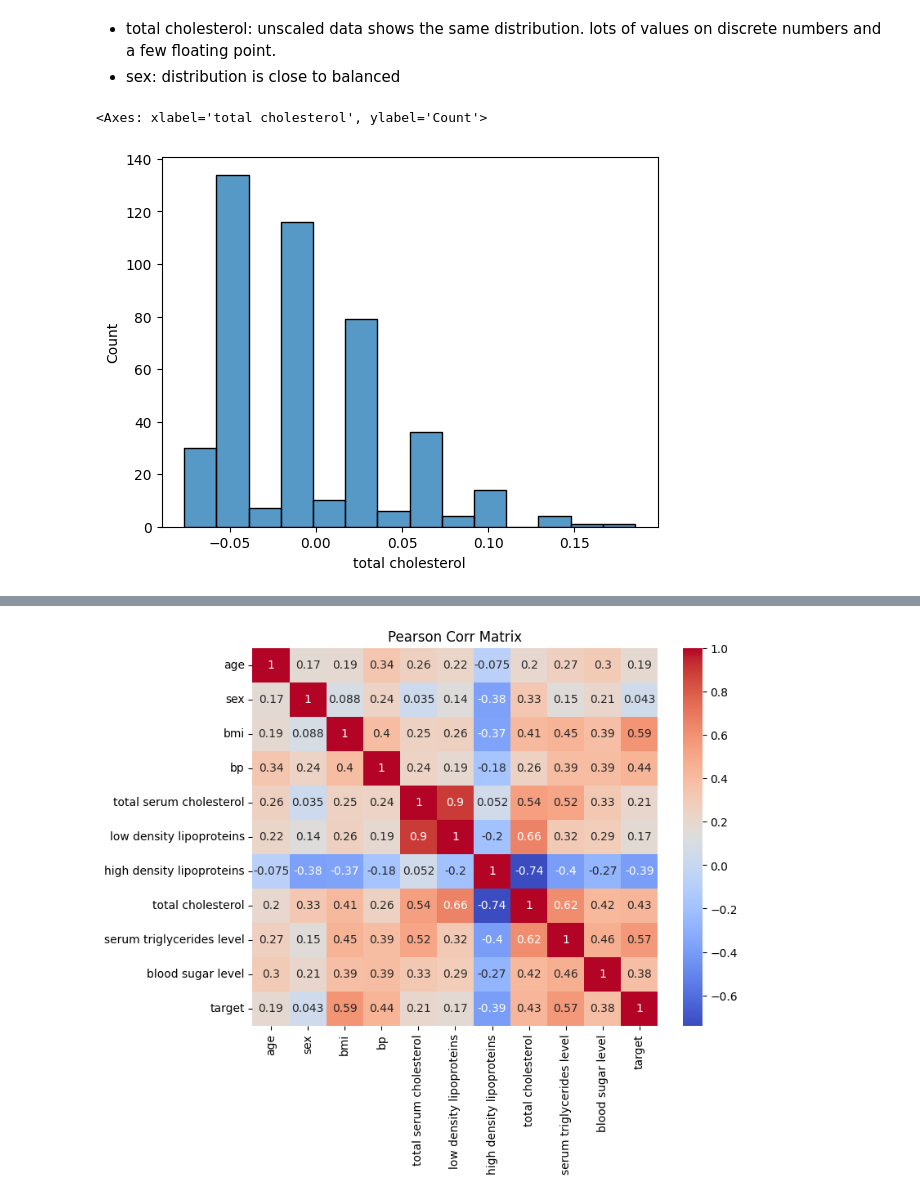
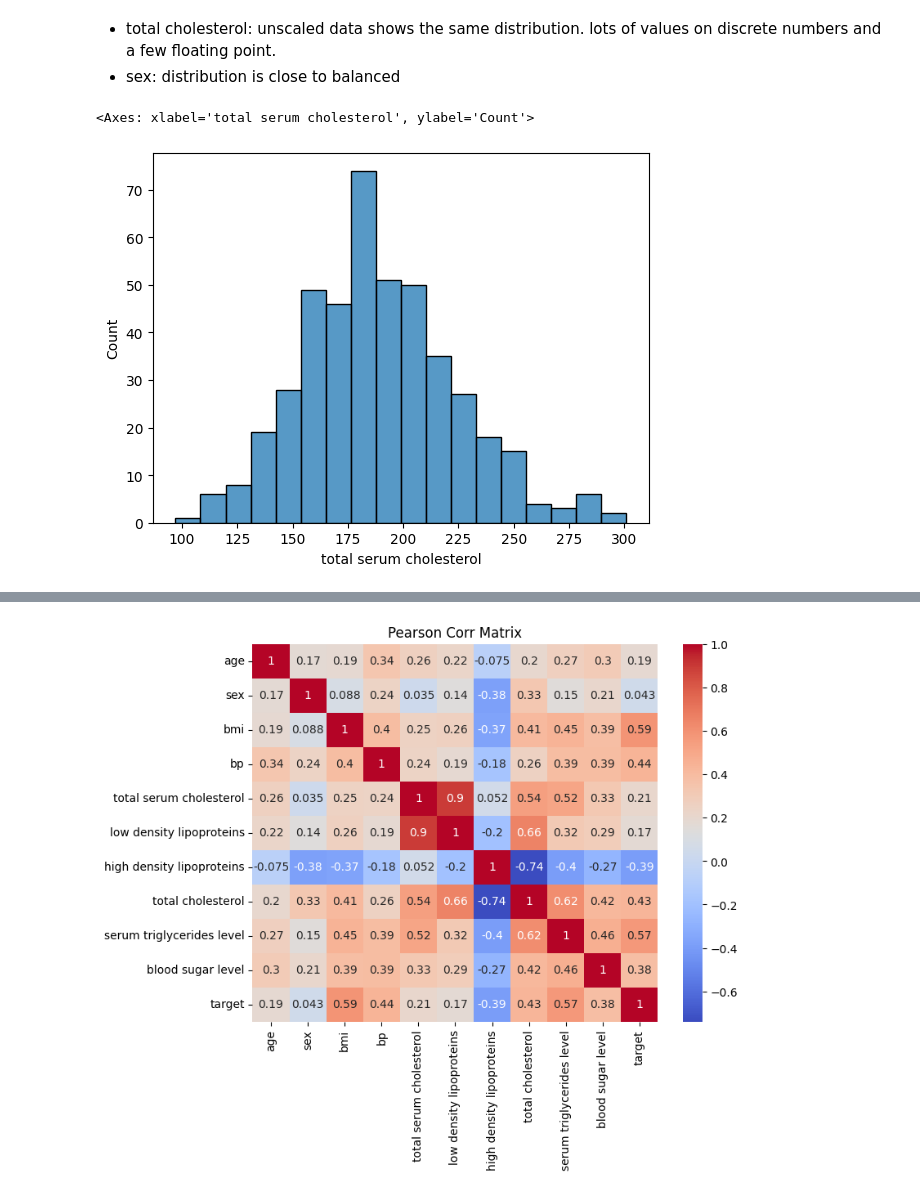
Before and after one commit to mglissmann/09_17_2024, a Jupyter notebook: diabetes_progression.ipynb, the cells around one changed output, grey strips where cells are left out. Drawn from its saved outputs; the diff is of its cells as text; code cells hidden in the pictures.

```diff
--- a/diabetes_progression.ipynb
+++ b/diabetes_progression.ipynb
@@ -146,7 +151,7 @@ plt.show()
 - total cholesterol: unscaled data shows the same distribution. lots of values on discrete numbers and a few floating point.
 - sex: distribution is close to balanced
 # %%
-sns.histplot(x=X['total cholesterol'], stat='count', bins='auto')
+sns.histplot(x=df_unscaled['total serum cholesterol'], stat='count', bins='auto')
 # %% [output]
-<Axes: xlabel='total cholesterol', ylabel='Count'>
+<Axes: xlabel='total serum cholesterol', ylabel='Count'>
-[figure, old version]
+[figure, new version]
```
Also changed, not shown: parts of 10 cells of this notebook.
